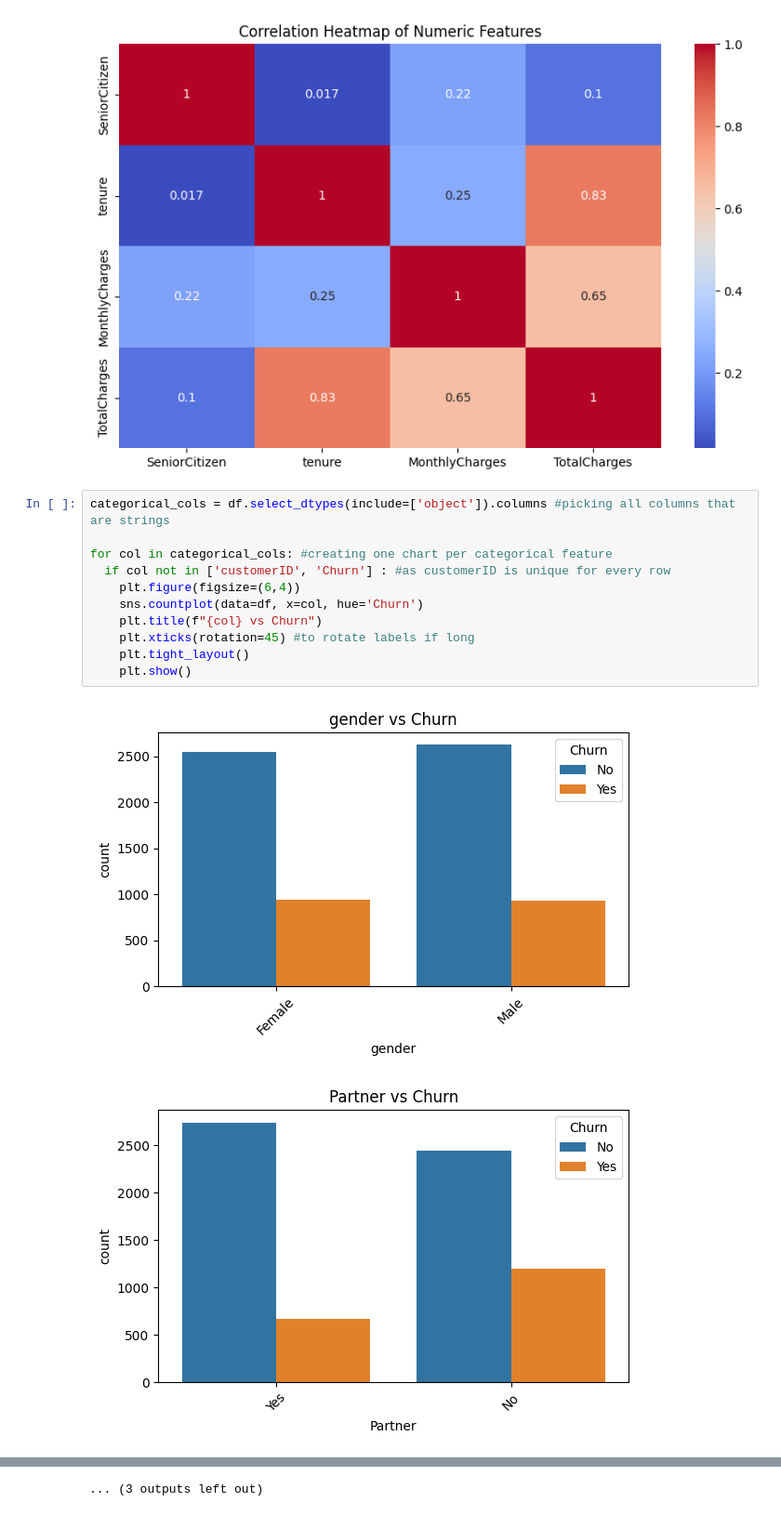
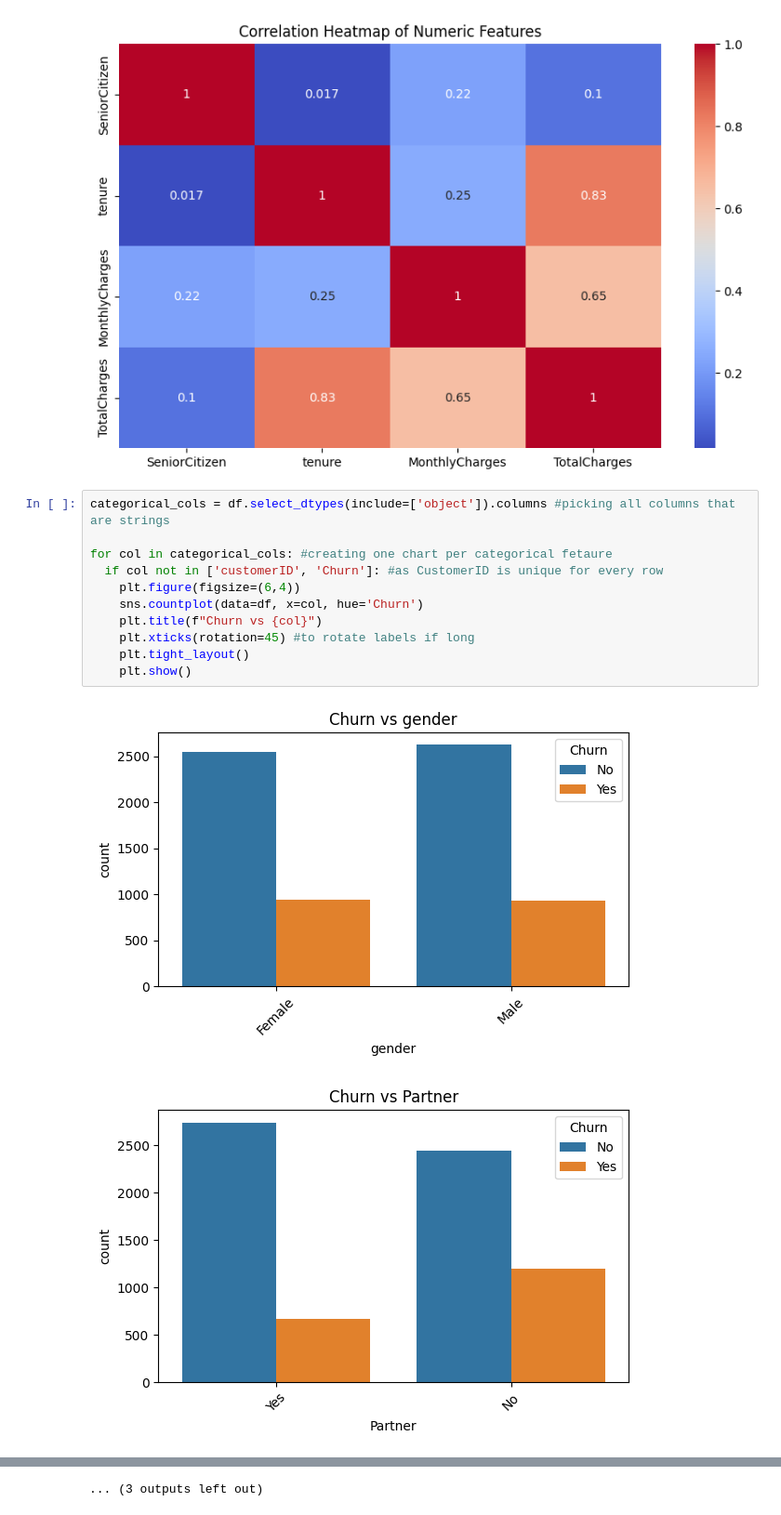
Before and after one commit to sanuli21/telco-churn-project, a Jupyter notebook: churn_prediction.ipynb, the cells around one changed output, grey strips where cells are left out. Shown at 93% size. Saved outputs shown, nothing was run; the diff lists cells and outputs as text.

```diff
--- a/churn_prediction.ipynb
+++ b/churn_prediction.ipynb
@@ -204,14 +204,14 @@ plt.show()
 # %%
 categorical_cols = df.select_dtypes(include=['object']).columns #picking all columns that are strings
 
-for col in categorical_cols: #creating one chart per categorical feature
-  if col not in ['customerID', 'Churn'] : #as customerID is unique for every row
+for col in categorical_cols: #creating one chart per categorical fetaure
+  if col not in ['customerID', 'Churn']: #as CustomerID is unique for every row
     plt.figure(figsize=(6,4))
     sns.countplot(data=df, x=col, hue='Churn')
-    plt.title(f"{col} vs Churn")
+    plt.title(f"Churn vs {col}")
     plt.xticks(rotation=45) #to rotate labels if long
     plt.tight_layout()
     plt.show()
 # %% [output]
-[figure, old version]
+[figure, new version]
-[figure, old version]
+[figure, new version]
```
Also changed, not shown: parts of 2 cells of this notebook.
